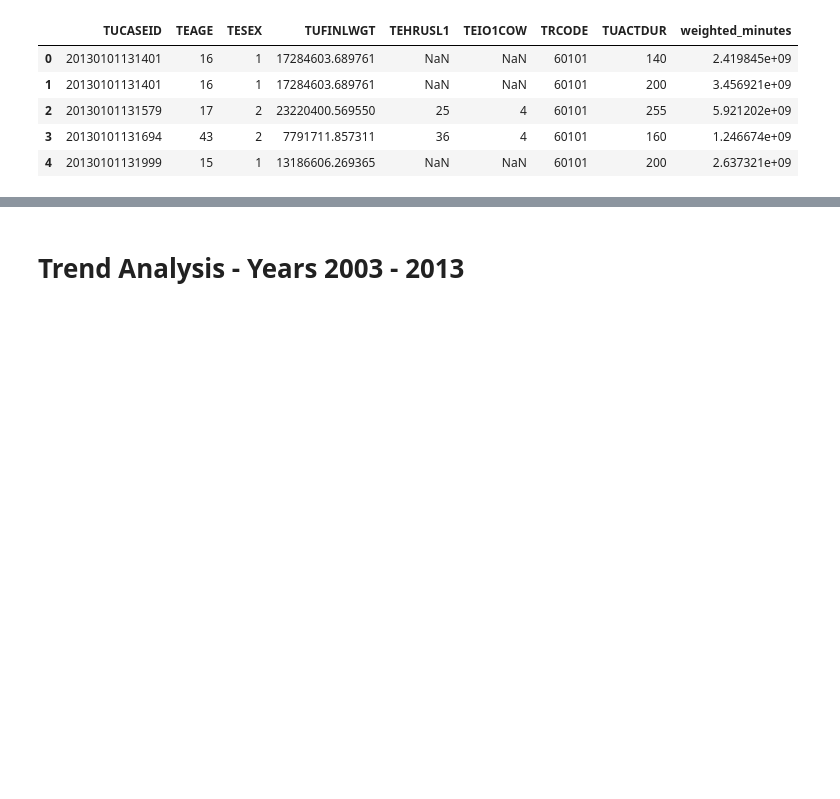
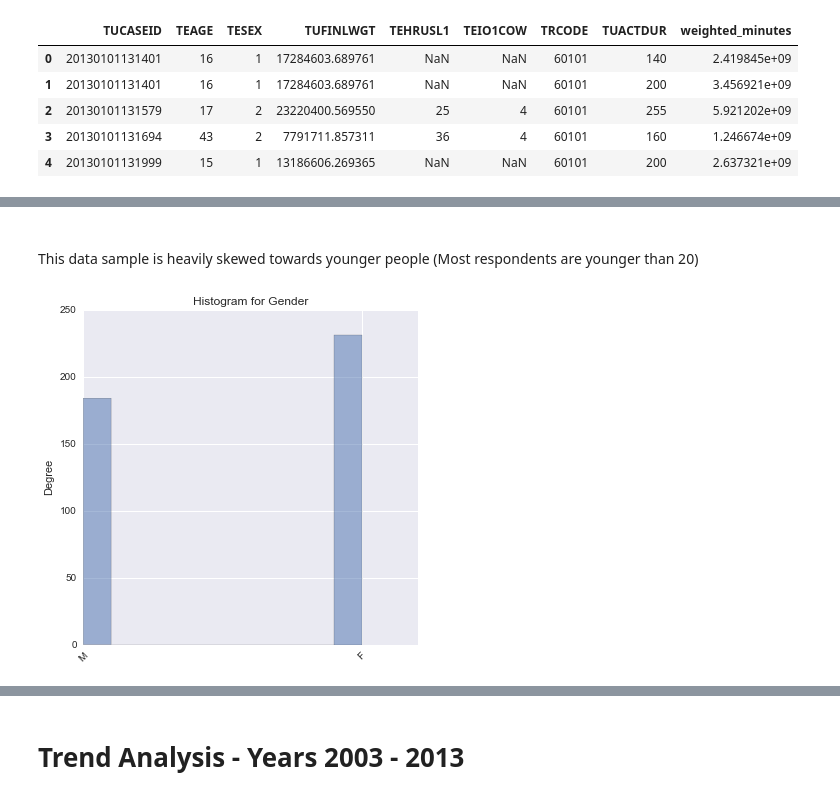
Before and after one commit to tiyd-python-2015-01/atus-analysis, a Jupyter notebook: education.ipynb, the cells around one changed output, grey strips where cells are left out. Drawn from its saved outputs; the diff is of its cells as text; code cells hidden in the pictures; blank space fills up the shorter version.

```diff
--- a/education.ipynb
+++ b/education.ipynb
@@ -267,0 +189,7 @@ plot_bars(ax, legend_labels, axis_labels, xlabel, ylabel, title )
+# %% [markdown]
+######
+This data sample is heavily skewed towards younger people (Most respondents are younger than 20)
+# %%
+print_hist(all_data,'TESEX', "Histogram for Gender", ['M', 'F'], [1,2])
+# %% [output]
+[figure, added]
```
Also changed, not shown: parts of 72 cells of this notebook.
